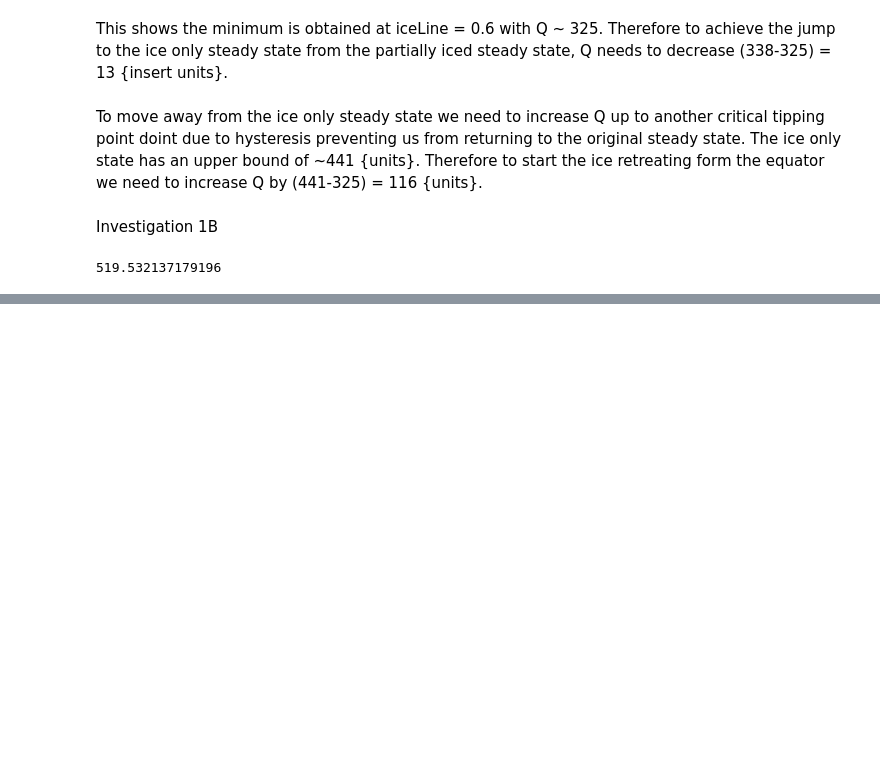
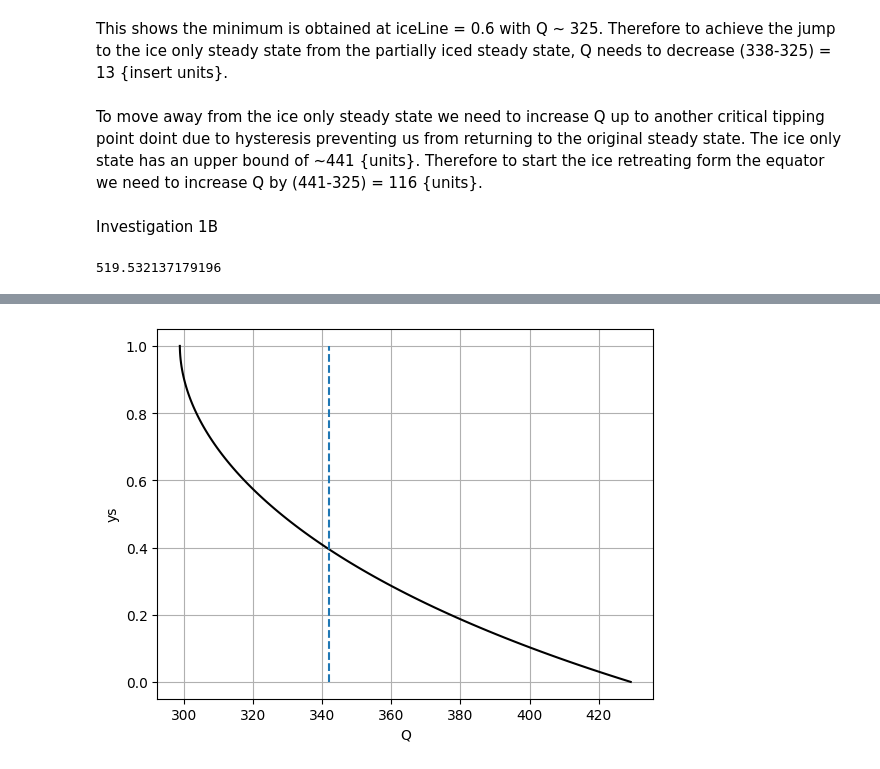
Before and after one commit to video-omnia/Planet-Earth-CW, a Jupyter notebook: Investigation 1.ipynb, the cells around one changed output, grey strips where cells are left out. Drawn from its saved outputs; the diff is of its cells as text; code cells hidden in the pictures; blank space fills up the shorter version.

```diff
--- a/Investigation 1.ipynb
+++ b/Investigation 1.ipynb
@@ -84,0 +85,25 @@ plt.legend()
+# %%
+import numpy as np
+import matplotlib.pyplot as plt
+A = 202 # outgoing radiation
+B = 1.9 # outgoing radiation
+k = 5*B # transport parameter
+s = lambda y: 1 - 0.482*(3*y**2 - 1)/2 # solar weighting
+aw = 0.32 # water albedo
+ai = 0.62 # ice albedo
+Tc = -10.0 # critical temperature for ice formation
+Q0 = 342.0 # solar constant (1370 W/m^2 divided by 4)
+
+abar = lambda ys: ai + (aw - ai)*ys*(1 - 0.241*(ys**2 - 1))
+Qfunc = lambda ys: (Tc + A/B)*(B+k)/(s(ys)*(1 - (ai+aw)/2) + k/B*(1 - abar(ys)))
+
+# Solve for the ice line
+ys = np.linspace(0, 1, 100);
+Qs = Qfunc(ys);
+plt.plot(Qs, ys, 'k')
+plt.plot([Q0, Q0], [0, 1], '--')
+plt.xlabel('Q');
+plt.ylabel('ys');
+plt.grid(1)
+# %% [output]
+[figure, added]
```
Also changed, not shown: parts of 1 cell of this notebook.
